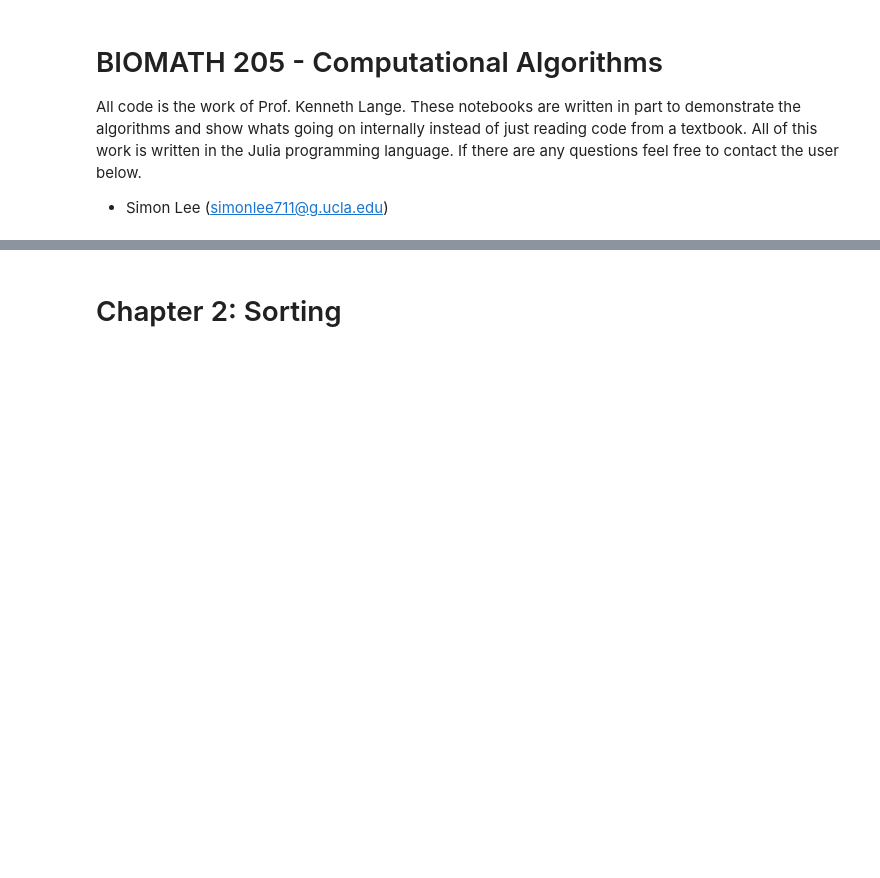
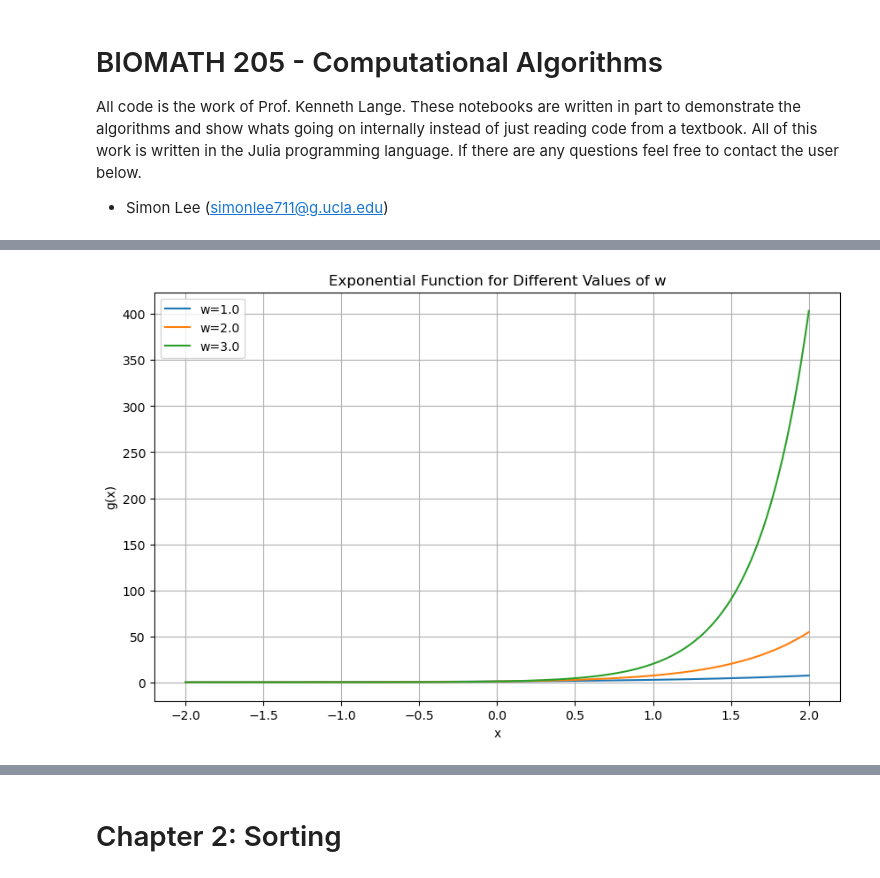
Before and after one commit to Simonlee711/UCLA-Grad-Courses, a Jupyter notebook: BIOMATH-205/Chapter-2-algorithms.ipynb, the cells around one changed output, grey strips where cells are left out. Saved outputs shown, nothing was run; the diff lists cells and outputs as text; code cells hidden in the pictures; blank space fills up the shorter version.

```diff
--- a/BIOMATH-205/Chapter-2-algorithms.ipynb
+++ b/BIOMATH-205/Chapter-2-algorithms.ipynb
@@ -6,0 +666,16 @@ All code is the work of Prof. Kenneth Lange. These notebooks are written in part
+# %%
+function sqrt_approx(x)
+    return sqrt(x)  # Using Julia's built-in sqrt function for approximation
+end
+
+function sqrt_derivative(x)
+    return 1 / (2 * sqrt(x))  # Derivative of sqrt(x)
+end
+
+# Example usage
+x = 9
+sqrt_val = sqrt_approx(x)
+deriv_val = sqrt_derivative(x)
+
+println("Approximate sqrt($x): ", sqrt_val)
+println("Derivative of sqrt($x): ", deriv_val)
@@ -6,0 +834,28 @@ All code is the work of Prof. Kenneth Lange. These notebooks are written in part
+# %%
+import numpy as np
+import matplotlib.pyplot as plt
+
+# Defining the exponential function
+def exponential_function(x, a, b):
+    return a * np.exp(b * x)
+
+# Generating a range of x values
+x_values = np.linspace(-2, 2, 400)
+
+# Assuming different values for 'w' (represented by 'b' in the function)
+# These values will change the rate of growth or decay of the function
+w_values = [1.0, 2.0,3.0]  # Different rates of growth/decay
+
+# Plotting the function for different values of 'b'
+plt.figure(figsize=(10, 6))
+for w in w_values:
+    plt.plot(x_values, exponential_function(x_values, 1, w), label=f'w={w}')
+
+plt.title('Exponential Function for Different Values of w')
+plt.xlabel('x')
+plt.ylabel('g(x)')
+plt.legend()
+plt.grid(True)
+plt.show()
+# %% [output]
+[figure, added]
```
Also changed, not shown: parts of 34 cells of this notebook, 9 other files.
